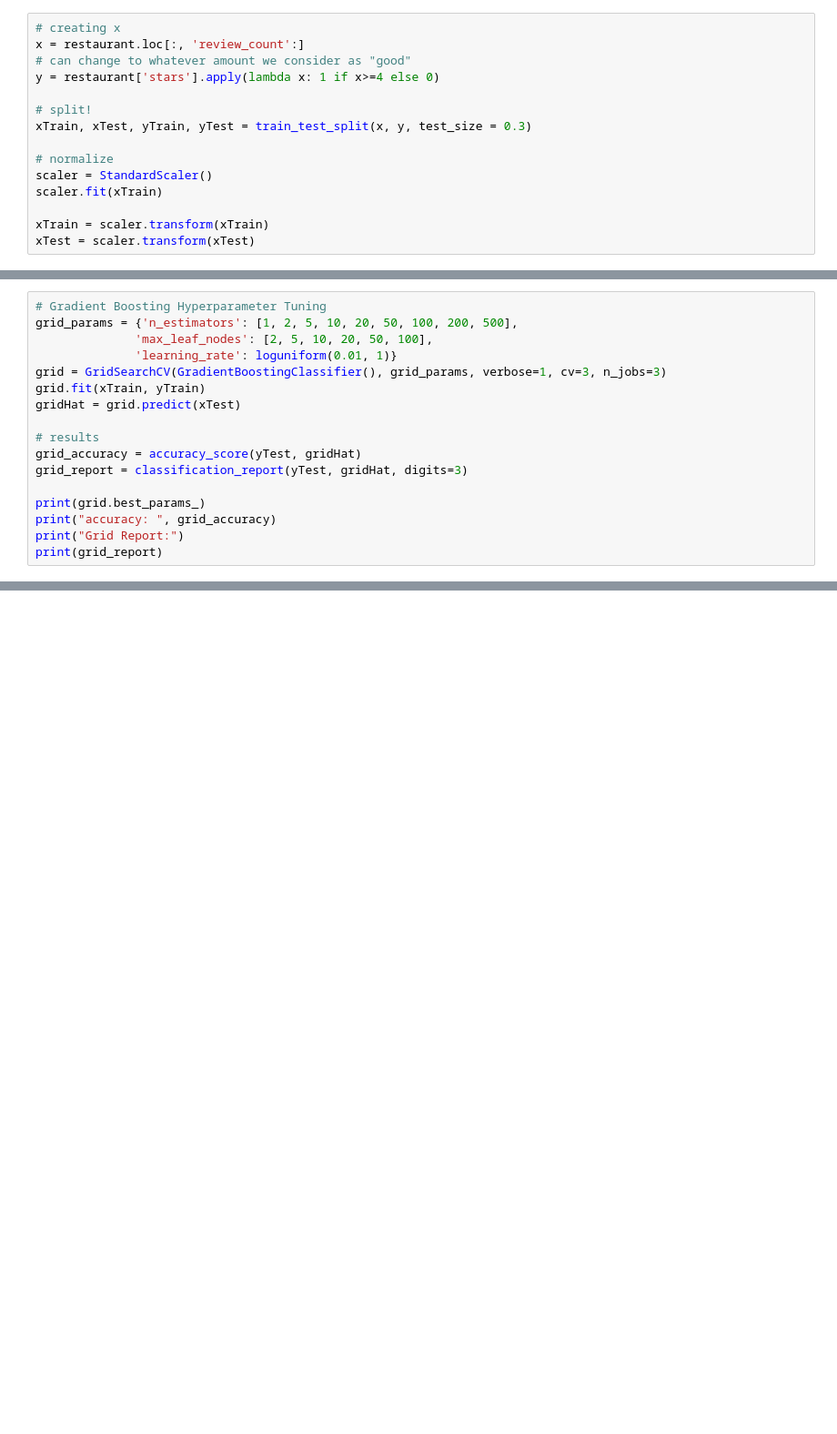
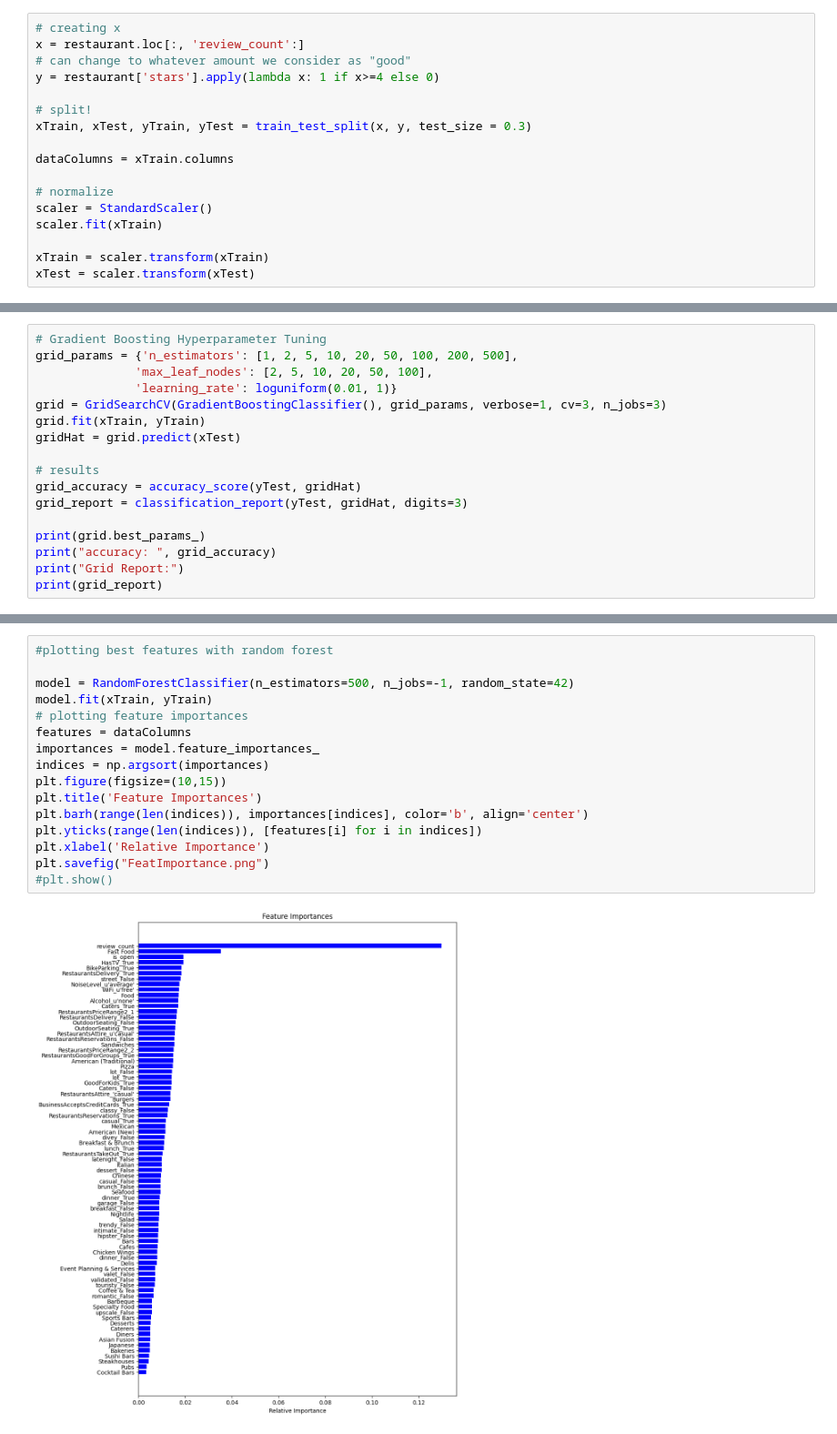
Before and after one commit to jessecho516/CS-334-Final-Project, a Jupyter notebook: jesse_q2.ipynb, the cells around one changed output, grey strips where cells are left out. Shown: that part at 91% size. Saved outputs shown, nothing was run; the diff lists cells and outputs as text; blank space fills up the shorter version.

Commit message:
PCA + Best Feat Random Forest Jesse's Notebook

```diff
--- a/jesse_q2.ipynb
+++ b/jesse_q2.ipynb
@@ -229,6 +230,8 @@ y = restaurant['stars'].apply(lambda x: 1 if x>=4 else 0)
 # split!
 xTrain, xTest, yTrain, yTest = train_test_split(x, y, test_size = 0.3)
 
+dataColumns = xTrain.columns
+
 # normalize
 scaler = StandardScaler()
 scaler.fit(xTrain)
@@ -411,0 +449,18 @@ print(grid_report)
+# %%
+#plotting best features with random forest
+
+model = RandomForestClassifier(n_estimators=500, n_jobs=-1, random_state=42)
+model.fit(xTrain, yTrain)
+# plotting feature importances
+features = dataColumns
+importances = model.feature_importances_
+indices = np.argsort(importances)
+plt.figure(figsize=(10,15))
+plt.title('Feature Importances')
+plt.barh(range(len(indices)), importances[indices], color='b', align='center')
+plt.yticks(range(len(indices)), [features[i] for i in indices])
+plt.xlabel('Relative Importance')
+plt.savefig("FeatImportance.png")
+#plt.show()
+# %% [output]
+[figure, added]
```
Also changed, not shown: parts of 3 cells of this notebook, 1 other file.
